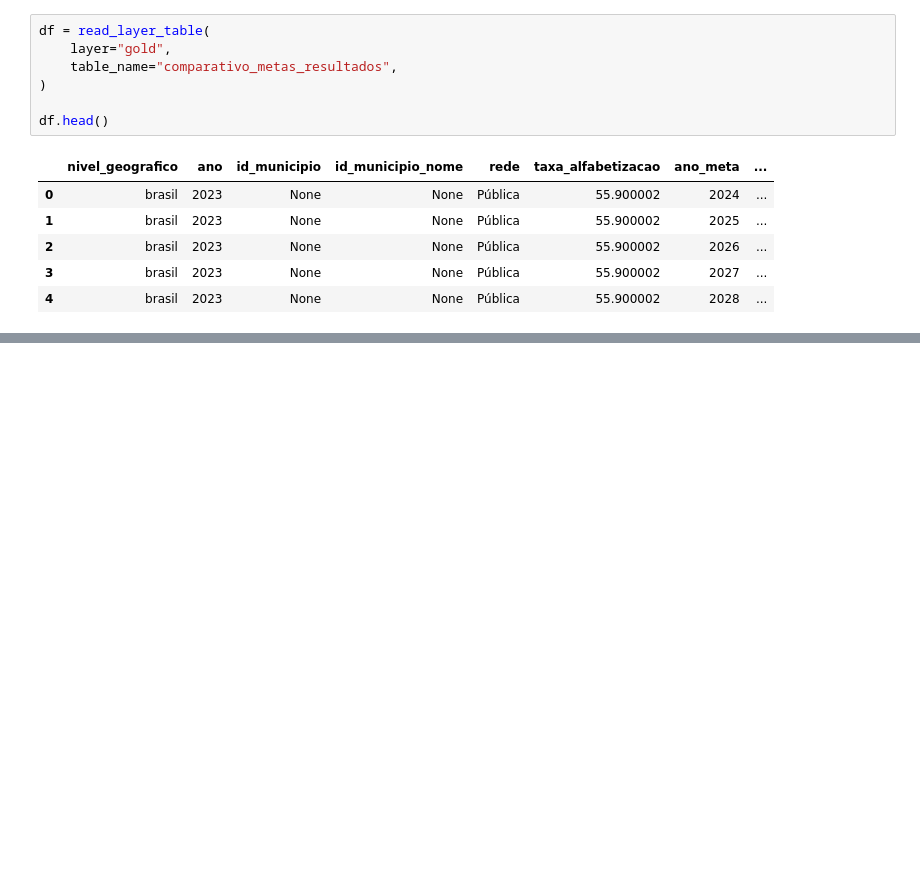
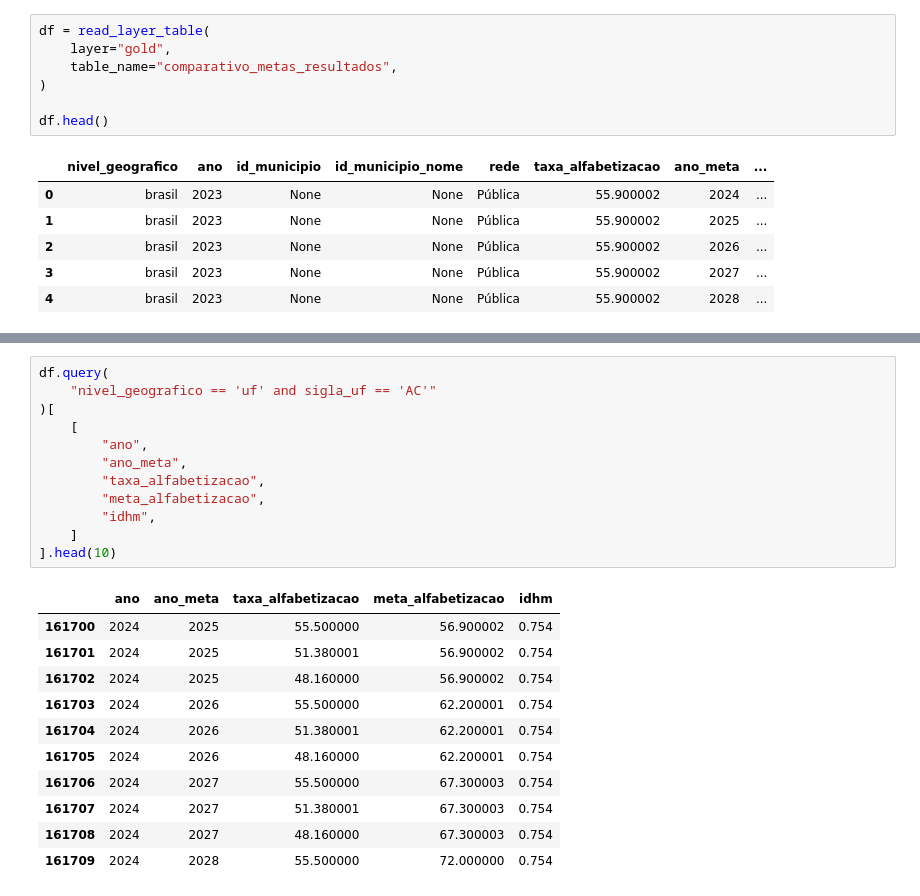
Before and after one commit to AndrePellegrini/tech-challenge-fase2, a Jupyter notebook: notebooks/03_atlas_exploration.ipynb, the cells around one changed output, grey strips where cells are left out. Cells and saved outputs as stored; diff of their text form; blank space fills up the shorter version.

```diff
--- a/notebooks/03_atlas_exploration.ipynb
+++ b/notebooks/03_atlas_exploration.ipynb
@@ -171,0 +235,24 @@ df.columns.tolist()
+# %%
+df.query(
+    "nivel_geografico == 'uf' and sigla_uf == 'AC'"
+)[
+    [
+        "ano",
+        "ano_meta",
+        "taxa_alfabetizacao",
+        "meta_alfabetizacao",
+        "idhm",
+    ]
+].head(10)
+# %% [output]
+|  | ano | ano_meta | taxa_alfabetizacao | meta_alfabetizacao | idhm |
+| 161700 | 2024 | 2025 | 55.500000 | 56.900002 | 0.754 |
+| 161701 | 2024 | 2025 | 51.380001 | 56.900002 | 0.754 |
+| 161702 | 2024 | 2025 | 48.160000 | 56.900002 | 0.754 |
+| 161703 | 2024 | 2026 | 55.500000 | 62.200001 | 0.754 |
+| 161704 | 2024 | 2026 | 51.380001 | 62.200001 | 0.754 |
+| 161705 | 2024 | 2026 | 48.160000 | 62.200001 | 0.754 |
+| 161706 | 2024 | 2027 | 55.500000 | 67.300003 | 0.754 |
+| 161707 | 2024 | 2027 | 51.380001 | 67.300003 | 0.754 |
+| 161708 | 2024 | 2027 | 48.160000 | 67.300003 | 0.754 |
+| 161709 | 2024 | 2028 | 55.500000 | 72.000000 | 0.754 |
```
Also changed, not shown: parts of 27 cells of this notebook, 20 other files.
